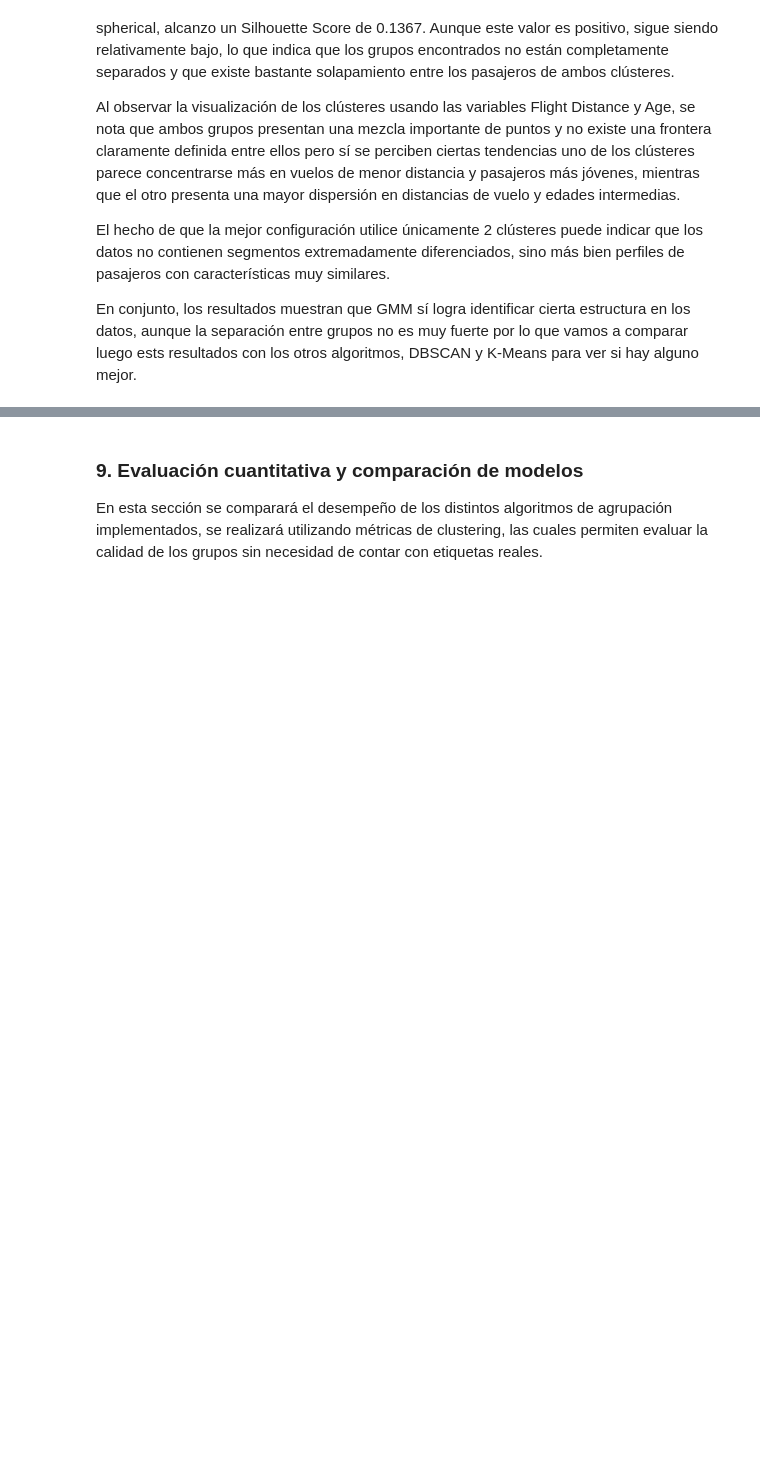
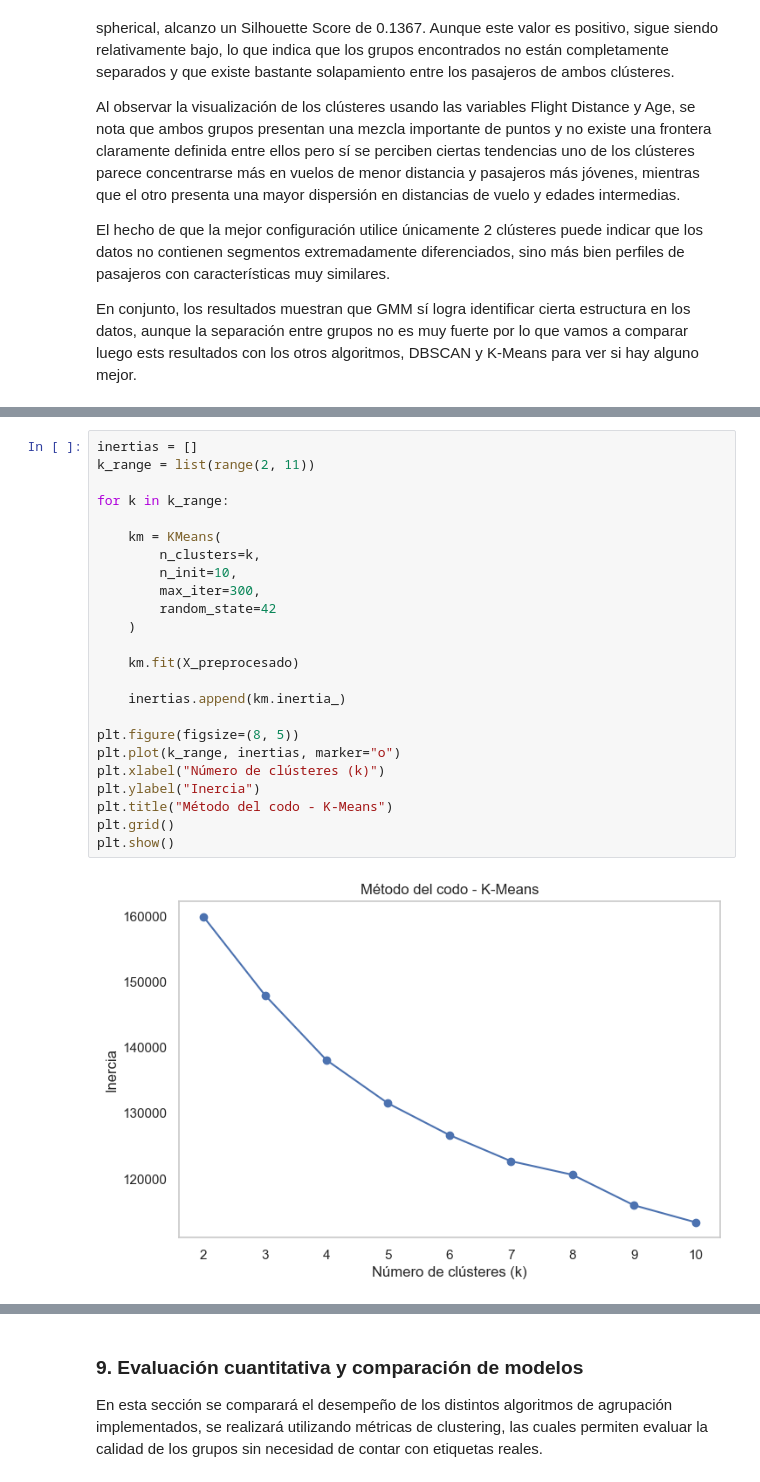
Before and after one commit to lfelipesales/Laboratorios-AprendizajeDeMaquina, a Jupyter notebook: LAB4/Laboratorio4.ipynb, the cells around one changed output, grey strips where cells are left out. Drawn from its saved outputs; the diff is of its cells as text; blank space fills up the shorter version.

```diff
--- a/LAB4/Laboratorio4.ipynb
+++ b/LAB4/Laboratorio4.ipynb
@@ -426,0 +586,26 @@ En conjunto, los resultados muestran que GMM sí logra identificar cierta estruc
+# %%
+inertias = []
+k_range = list(range(2, 11))
+
+for k in k_range:
+
+    km = KMeans(
+        n_clusters=k,
+        n_init=10,
+        max_iter=300,
+        random_state=42
+    )
+
+    km.fit(X_preprocesado)
+
+    inertias.append(km.inertia_)
+
+plt.figure(figsize=(8, 5))
+plt.plot(k_range, inertias, marker="o")
+plt.xlabel("Número de clústeres (k)")
+plt.ylabel("Inercia")
+plt.title("Método del codo - K-Means")
+plt.grid()
+plt.show()
+# %% [output]
+[figure, added]
```
Also changed, not shown: parts of 29 cells of this notebook.
